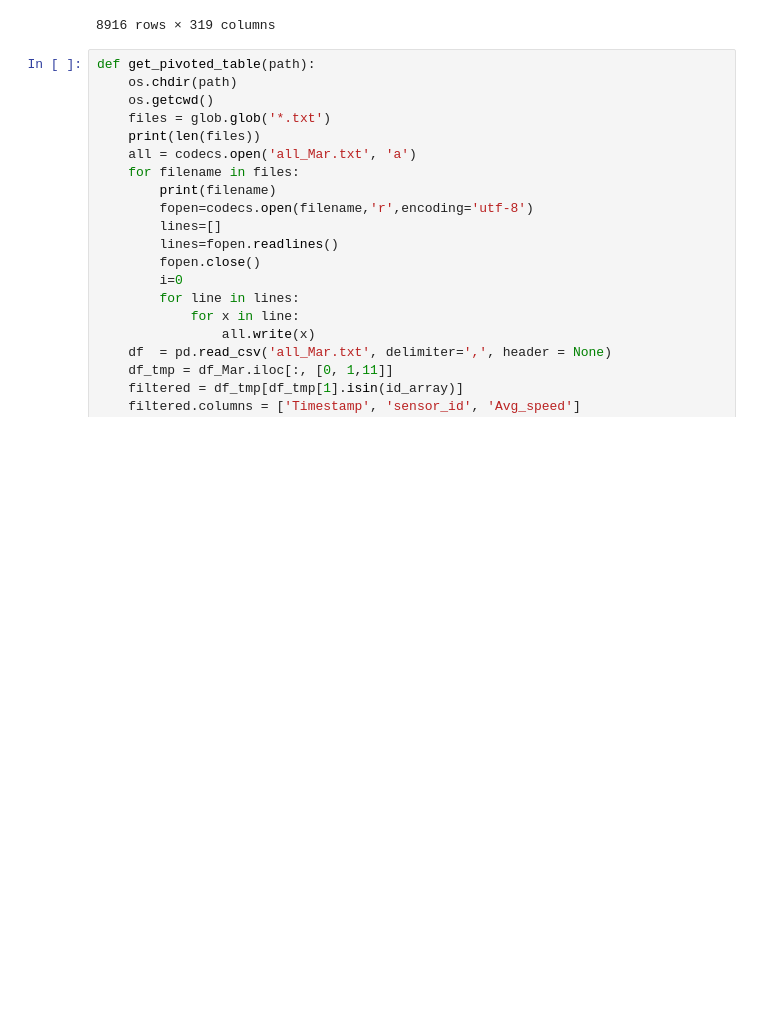
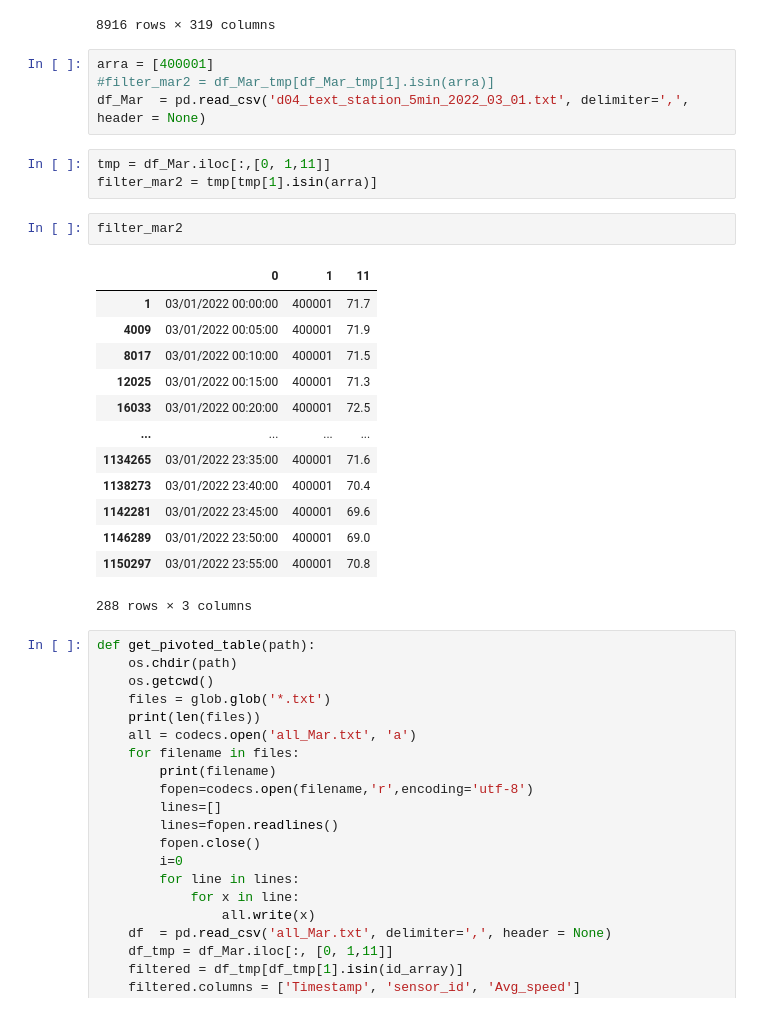
Before and after one commit to ClimbWorm/CS512-22fall, a Jupyter notebook: Dataset/Dataset.ipynb, the cells around one changed output. Drawn from its saved outputs; the diff is of its cells as text; blank space fills up the shorter version.

```diff
--- a/Dataset/Dataset.ipynb
+++ b/Dataset/Dataset.ipynb
@@ -375,6 +381,29 @@ d04_text_station_5min_2022_03_11.txt
 | 03/31/2022 23:50:00 | 70.6 | 62.2 | 64.6 | 66.9 | 70.9 | 66.0 | 67.2 | 67.7 | 66.1 | 70.0 | ... | ... |
 | 03/31/2022 23:55:00 | 70.0 | 62.2 | 64.5 | 67.3 | 70.7 | 67.0 | 66.6 | 67.3 | 66.5 | 71.4 | ... | ... |
 8916 rows × 319 columns
+# %%
+arra = [400001]
+#filter_mar2 = df_Mar_tmp[df_Mar_tmp[1].isin(arra)]
+df_Mar  = pd.read_csv('d04_text_station_5min_2022_03_01.txt', delimiter=',', header = None)
+# %%
+tmp = df_Mar.iloc[:,[0, 1,11]]
+filter_mar2 = tmp[tmp[1].isin(arra)]
+# %%
+filter_mar2
+# %% [output]
+|  | 0 | 1 | 11 |
+| 1 | 03/01/2022 00:00:00 | 400001 | 71.7 |
+| 4009 | 03/01/2022 00:05:00 | 400001 | 71.9 |
+| 8017 | 03/01/2022 00:10:00 | 400001 | 71.5 |
+| 12025 | 03/01/2022 00:15:00 | 400001 | 71.3 |
+| 16033 | 03/01/2022 00:20:00 | 400001 | 72.5 |
+| ... | ... | ... | ... |
+| 1134265 | 03/01/2022 23:35:00 | 400001 | 71.6 |
+| 1138273 | 03/01/2022 23:40:00 | 400001 | 70.4 |
+| 1142281 | 03/01/2022 23:45:00 | 400001 | 69.6 |
+| 1146289 | 03/01/2022 23:50:00 | 400001 | 69.0 |
+| 1150297 | 03/01/2022 23:55:00 | 400001 | 70.8 |
+288 rows × 3 columns
 # %%
 def get_pivoted_table(path):
     os.chdir(path)
```
Also changed, not shown: parts of 6 cells of this notebook, 1 other file.
